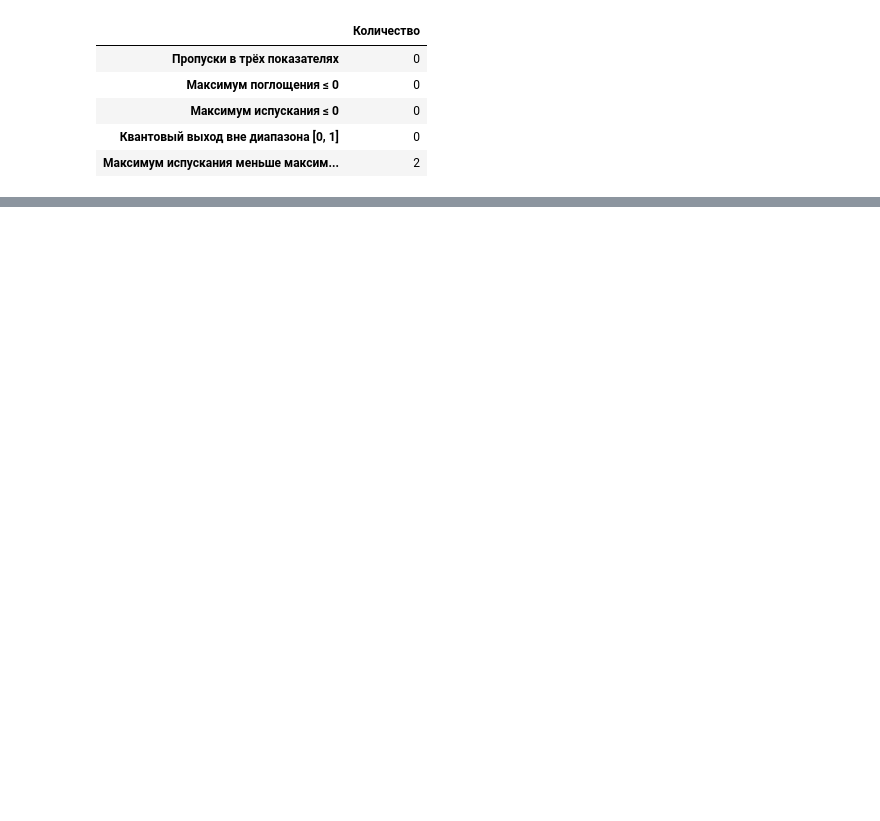
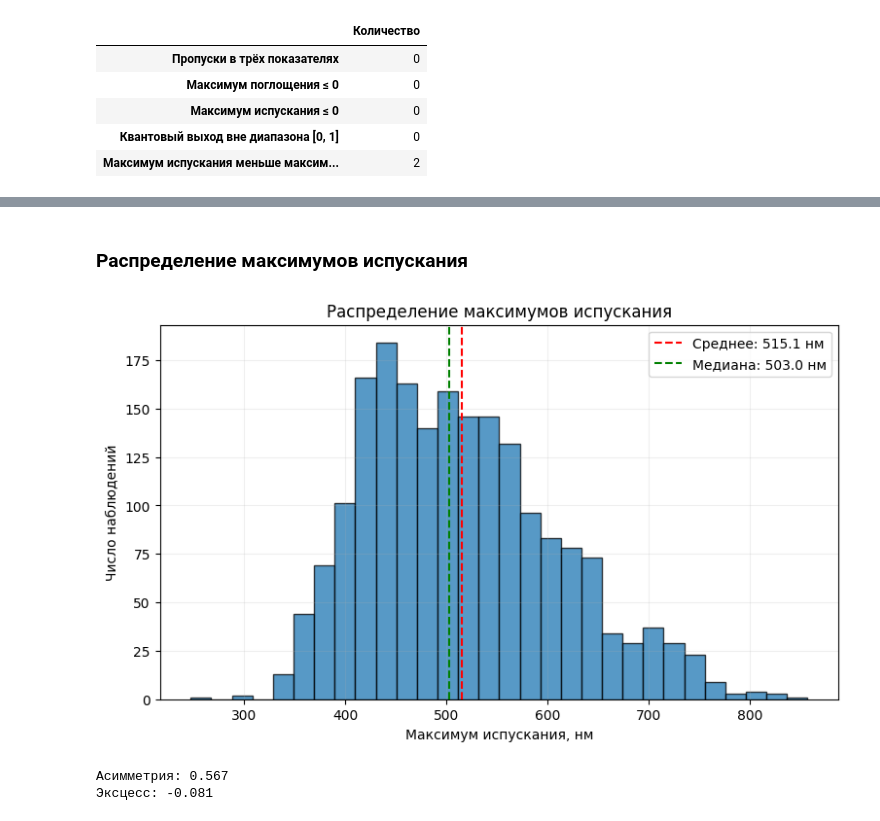
Before and after one commit to mdtokarev/App-Stat-Lab01, a Jupyter notebook: AppStatLab01.ipynb, the cells around one changed output, grey strips where cells are left out. Saved outputs shown, nothing was run; the diff lists cells and outputs as text; code cells hidden in the pictures; blank space fills up the shorter version.

```diff
--- a/AppStatLab01.ipynb
+++ b/AppStatLab01.ipynb
@@ -378,0 +504,42 @@ display(
+# %% [markdown]
+### Распределение максимумов испускания
+# %%
+y = data["Emission max (nm)"]
+
+fig, ax = plt.subplots(figsize=(9, 5))
+
+ax.hist(
+    y,
+    bins=30,
+    edgecolor="black",
+    alpha=0.75
+)
+
+ax.axvline(
+    y.mean(),
+    color="red",
+    linestyle="--",
+    label=f"Среднее: {y.mean():.1f} нм"
+)
+
+ax.axvline(
+    y.median(),
+    color="green",
+    linestyle="--",
+    label=f"Медиана: {y.median():.1f} нм"
+)
+
+ax.set_xlabel("Максимум испускания, нм")
+ax.set_ylabel("Число наблюдений")
+ax.set_title("Распределение максимумов испускания")
+ax.legend()
+ax.grid(alpha=0.2)
+
+plt.show()
+
+print(f"Асимметрия: {y.skew():.3f}")
+print(f"Эксцесс: {y.kurt():.3f}")
+# %% [output]
+[figure, added]
+Асимметрия: 0.567
+Эксцесс: -0.081
```
Also changed, not shown: parts of 27 cells of this notebook.
